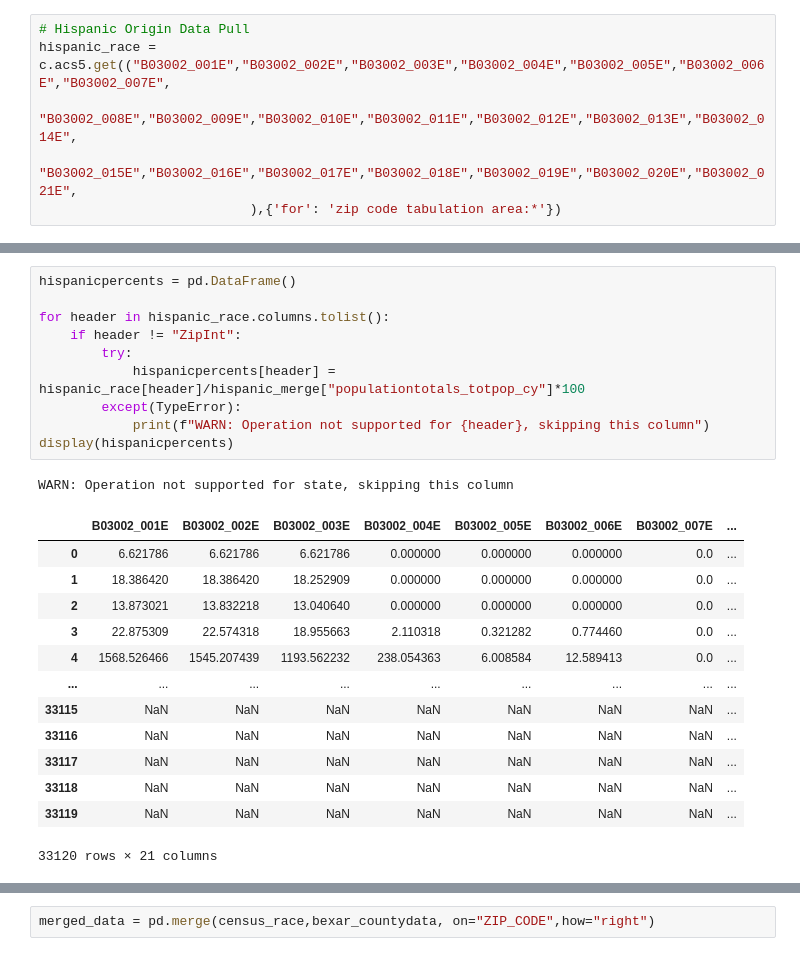
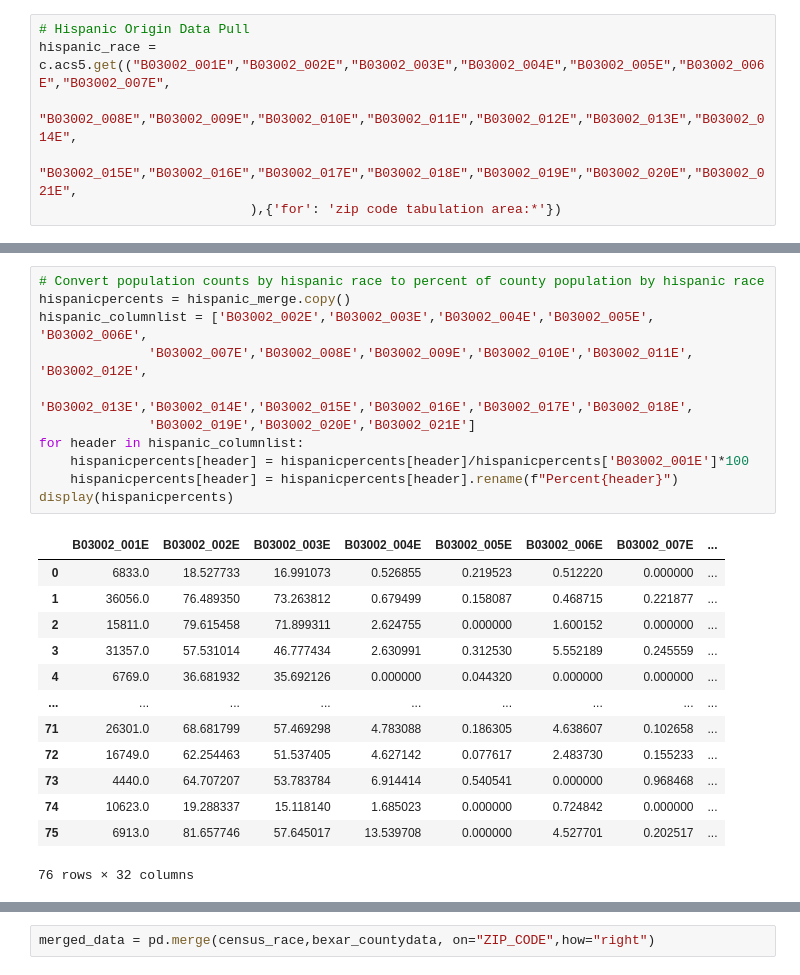
Before and after one commit to bakerv/COVID19, a Jupyter notebook: RaceCensusDataPull.ipynb, the cells around one changed output, grey strips where cells are left out. Drawn from its saved outputs; the diff is of its cells as text.

```diff
--- a/RaceCensusDataPull.ipynb
+++ b/RaceCensusDataPull.ipynb
@@ -114,31 +86,31 @@ display(test)
  'B03002_021E',
  'state',
  'ZipInt']
-# %%
-hispanicpercents = pd.DataFrame()
-
-for header in hispanic_race.columns.tolist():
-    if header != "ZipInt":
-        try:
-            hispanicpercents[header] = hispanic_race[header]/hispanic_merge["populationtotals_totpop_cy"]*100
-        except(TypeError):
-            print(f"WARN: Operation not supported for {header}, skipping this column")
-display(hispanicpercents)
-# %% [output]
-WARN: Operation not supported for state, skipping this column
-|  | B03002_001E | B03002_002E | B03002_003E | B03002_004E | B03002_005E | B03002_006E | B03002_007E | ... |
-| 0 | 6.621786 | 6.621786 | 6.621786 | 0.000000 | 0.000000 | 0.000000 | 0.0 | ... |
-| 1 | 18.386420 | 18.386420 | 18.252909 | 0.000000 | 0.000000 | 0.000000 | 0.0 | ... |
-| 2 | 13.873021 | 13.832218 | 13.040640 | 0.000000 | 0.000000 | 0.000000 | 0.0 | ... |
-| 3 | 22.875309 | 22.574318 | 18.955663 | 2.110318 | 0.321282 | 0.774460 | 0.0 | ... |
-| 4 | 1568.526466 | 1545.207439 | 1193.562232 | 238.054363 | 6.008584 | 12.589413 | 0.0 | ... |
-| ... | ... | ... | ... | ... | ... | ... | ... | ... |
-| 33115 | NaN | NaN | NaN | NaN | NaN | NaN | NaN | ... |
-| 33116 | NaN | NaN | NaN | NaN | NaN | NaN | NaN | ... |
-| 33117 | NaN | NaN | NaN | NaN | NaN | NaN | NaN | ... |
-| 33118 | NaN | NaN | NaN | NaN | NaN | NaN | NaN | ... |
-| 33119 | NaN | NaN | NaN | NaN | NaN | NaN | NaN | ... |
-33120 rows × 21 columns
+# %%
+# Convert population counts by hispanic race to percent of county population by hispanic race
+hispanicpercents = hispanic_merge.copy()
+hispanic_columnlist = ['B03002_002E','B03002_003E','B03002_004E','B03002_005E', 'B03002_006E',
+              'B03002_007E','B03002_008E','B03002_009E','B03002_010E','B03002_011E', 'B03002_012E',
+              'B03002_013E','B03002_014E','B03002_015E','B03002_016E','B03002_017E','B03002_018E',
+              'B03002_019E','B03002_020E','B03002_021E']
+for header in hispanic_columnlist:
+    hispanicpercents[header] = hispanicpercents[header]/hispanicpercents['B03002_001E']*100
+    hispanicpercents[header] = hispanicpercents[header].rename(f"Percent{header}")
+display(hispanicpercents)
+# %% [output]
+|  | B03002_001E | B03002_002E | B03002_003E | B03002_004E | B03002_005E | B03002_006E | B03002_007E | ... |
+| 0 | 6833.0 | 18.527733 | 16.991073 | 0.526855 | 0.219523 | 0.512220 | 0.000000 | ... |
+| 1 | 36056.0 | 76.489350 | 73.263812 | 0.679499 | 0.158087 | 0.468715 | 0.221877 | ... |
+| 2 | 15811.0 | 79.615458 | 71.899311 | 2.624755 | 0.000000 | 1.600152 | 0.000000 | ... |
+| 3 | 31357.0 | 57.531014 | 46.777434 | 2.630991 | 0.312530 | 5.552189 | 0.245559 | ... |
+| 4 | 6769.0 | 36.681932 | 35.692126 | 0.000000 | 0.044320 | 0.000000 | 0.000000 | ... |
+| ... | ... | ... | ... | ... | ... | ... | ... | ... |
+| 71 | 26301.0 | 68.681799 | 57.469298 | 4.783088 | 0.186305 | 4.638607 | 0.102658 | ... |
+| 72 | 16749.0 | 62.254463 | 51.537405 | 4.627142 | 0.077617 | 2.483730 | 0.155233 | ... |
+| 73 | 4440.0 | 64.707207 | 53.783784 | 6.914414 | 0.540541 | 0.000000 | 0.968468 | ... |
+| 74 | 10623.0 | 19.288337 | 15.118140 | 1.685023 | 0.000000 | 0.724842 | 0.000000 | ... |
+| 75 | 6913.0 | 81.657746 | 57.645017 | 13.539708 | 0.000000 | 4.527701 | 0.202517 | ... |
+76 rows × 32 columns
 # %%
 # Convert to DataFrame
 census_race = pd.DataFrame(census_race)
```
Also changed, not shown: parts of 10 cells of this notebook.
